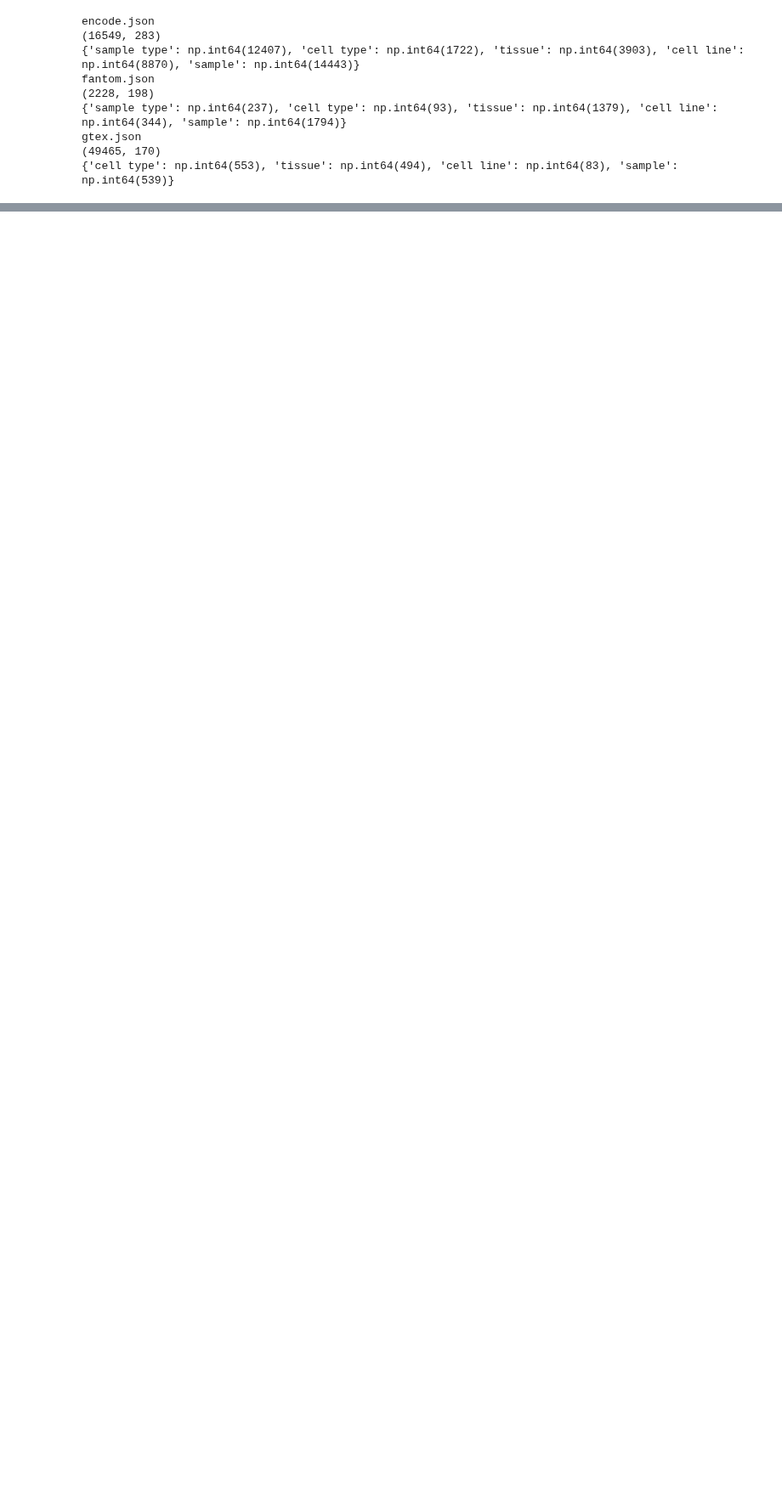
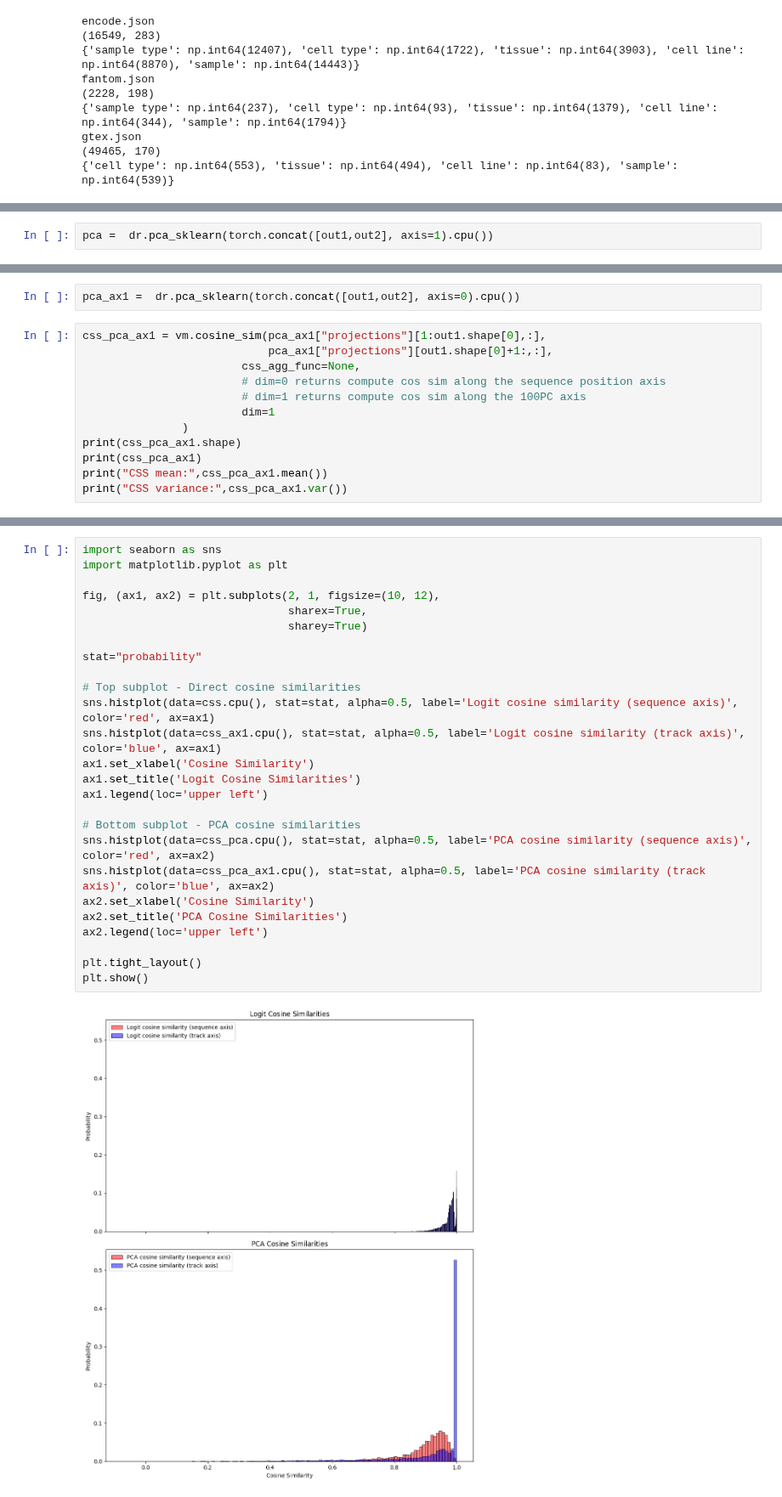
Before and after one commit to bschilder/VEP_DNA, a Jupyter notebook: notebooks/flashzoi.ipynb, the cells around one changed output, grey strips where cells are left out. Shown at 85% size. Drawn from its saved outputs; the diff is of its cells as text; blank space fills up the shorter version.

Commit message:
add PCA vs logit cos

```diff
--- a/notebooks/flashzoi.ipynb
+++ b/notebooks/flashzoi.ipynb
@@ -197,0 +247,2 @@ Text(0.5, 1.0, 'PCA of FlashZoi Tracks')
+# %%
+pca =  dr.pca_sklearn(torch.concat([out1,out2], axis=1).cpu())
@@ -197,0 +271,14 @@ Text(0.5, 1.0, 'PCA of FlashZoi Tracks')
+# %%
+pca_ax1 =  dr.pca_sklearn(torch.concat([out1,out2], axis=0).cpu())
+# %%
+css_pca_ax1 = vm.cosine_sim(pca_ax1["projections"][1:out1.shape[0],:],
+                            pca_ax1["projections"][out1.shape[0]+1:,:],
+                        css_agg_func=None,
+                        # dim=0 returns compute cos sim along the sequence position axis
+                        # dim=1 returns compute cos sim along the 100PC axis
+                        dim=1
+               )
+print(css_pca_ax1.shape)
+print(css_pca_ax1)
+print("CSS mean:",css_pca_ax1.mean())
+print("CSS variance:",css_pca_ax1.var())
@@ -197,0 +299,28 @@ Text(0.5, 1.0, 'PCA of FlashZoi Tracks')
+# %%
+import seaborn as sns
+import matplotlib.pyplot as plt
+
+fig, (ax1, ax2) = plt.subplots(2, 1, figsize=(10, 12),
+                               sharex=True,
+                               sharey=True)
+
+stat="probability"
+
+# Top subplot - Direct cosine similarities
+sns.histplot(data=css.cpu(), stat=stat, alpha=0.5, label='Logit cosine similarity (sequence axis)', color='red', ax=ax1)
+sns.histplot(data=css_ax1.cpu(), stat=stat, alpha=0.5, label='Logit cosine similarity (track axis)', color='blue', ax=ax1)
+ax1.set_xlabel('Cosine Similarity')
+ax1.set_title('Logit Cosine Similarities')
+ax1.legend(loc='upper left')
+
+# Bottom subplot - PCA cosine similarities
+sns.histplot(data=css_pca.cpu(), stat=stat, alpha=0.5, label='PCA cosine similarity (sequence axis)', color='red', ax=ax2)
+sns.histplot(data=css_pca_ax1.cpu(), stat=stat, alpha=0.5, label='PCA cosine similarity (track axis)', color='blue', ax=ax2)
+ax2.set_xlabel('Cosine Similarity')
+ax2.set_title('PCA Cosine Similarities')
+ax2.legend(loc='upper left')
+
+plt.tight_layout()
+plt.show()
+# %% [output]
+[figure, added]
```
Also changed, not shown: parts of 14 cells of this notebook, 1 other file.
